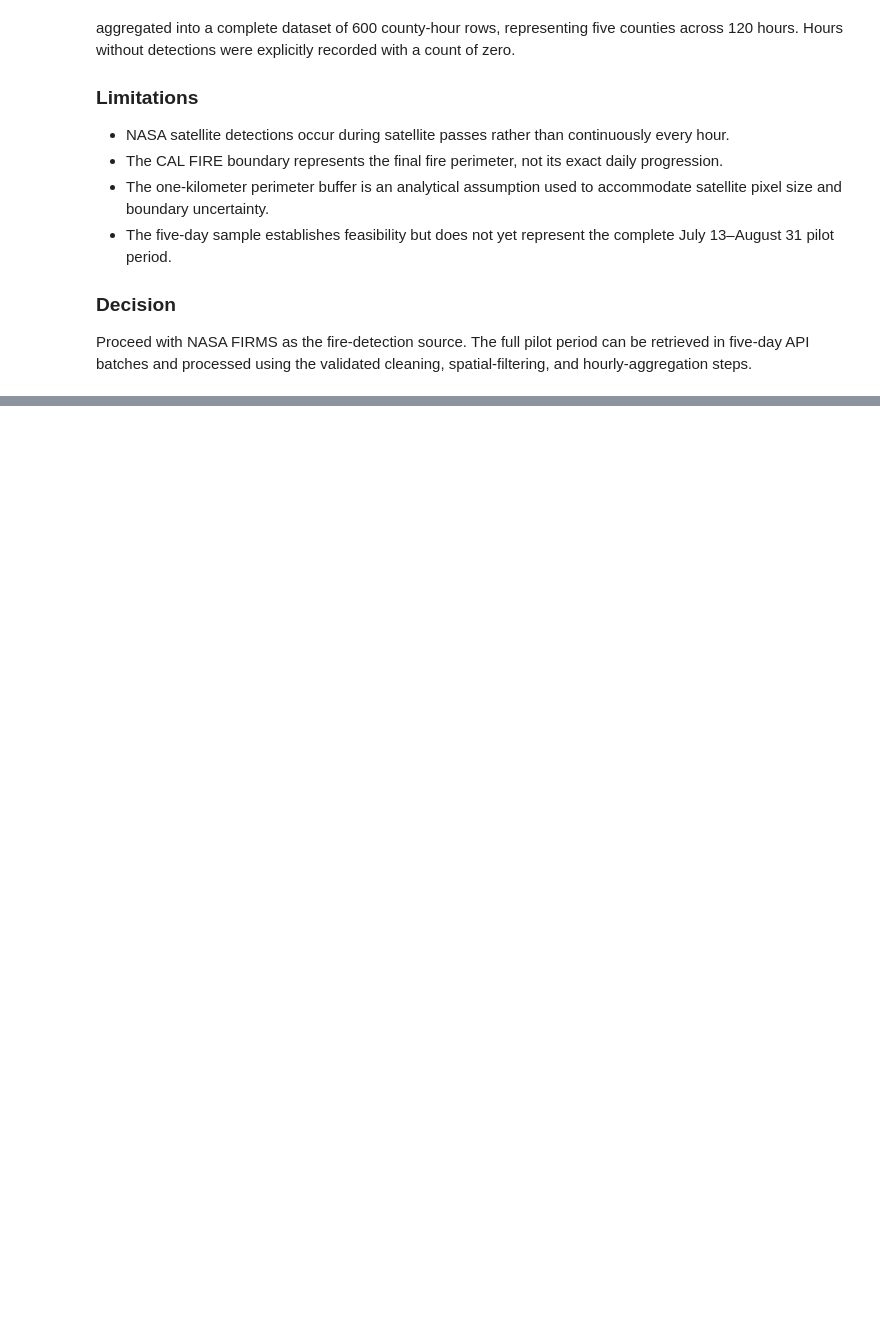
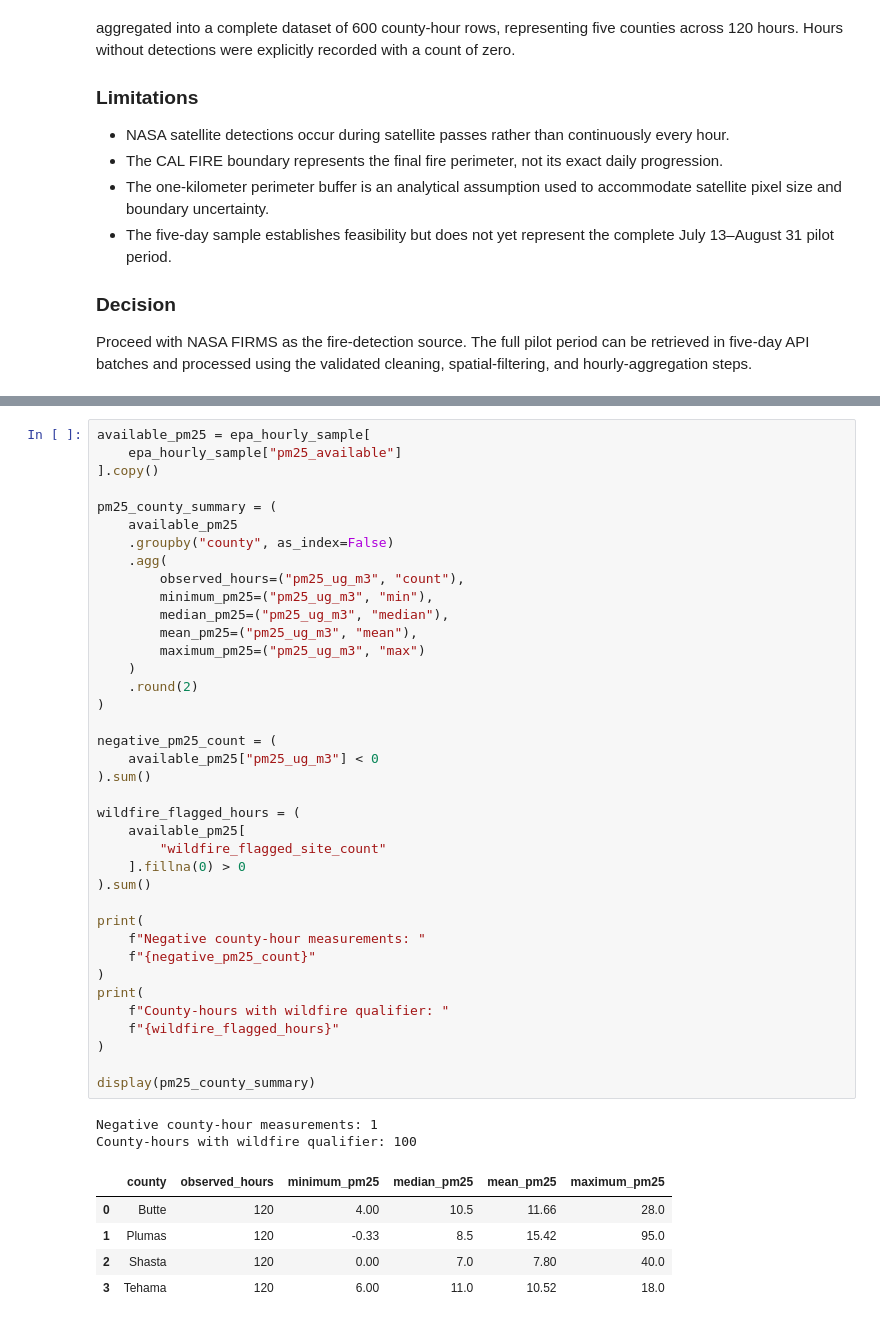
Before and after one commit to varunavy/smokewatch-replay, a Jupyter notebook: notebooks/00_data_feasibility.ipynb, the cells around one changed output, grey strips where cells are left out. Saved outputs shown, nothing was run; the diff lists cells and outputs as text; blank space fills up the shorter version.

```diff
--- a/notebooks/00_data_feasibility.ipynb
+++ b/notebooks/00_data_feasibility.ipynb
@@ -908,0 +1546,46 @@ Proceed with NASA FIRMS as the fire-detection source. The full pilot period can
+# %%
+available_pm25 = epa_hourly_sample[
+    epa_hourly_sample["pm25_available"]
+].copy()
+
+pm25_county_summary = (
+    available_pm25
+    .groupby("county", as_index=False)
+    .agg(
+        observed_hours=("pm25_ug_m3", "count"),
+        minimum_pm25=("pm25_ug_m3", "min"),
+        median_pm25=("pm25_ug_m3", "median"),
+        mean_pm25=("pm25_ug_m3", "mean"),
+        maximum_pm25=("pm25_ug_m3", "max")
+    )
+    .round(2)
+)
+
+negative_pm25_count = (
+    available_pm25["pm25_ug_m3"] < 0
+).sum()
+
+wildfire_flagged_hours = (
+    available_pm25[
+        "wildfire_flagged_site_count"
+    ].fillna(0) > 0
+).sum()
+
+print(
+    f"Negative county-hour measurements: "
+    f"{negative_pm25_count}"
+)
+print(
+    f"County-hours with wildfire qualifier: "
+    f"{wildfire_flagged_hours}"
+)
+
+display(pm25_county_summary)
+# %% [output]
+Negative county-hour measurements: 1
+County-hours with wildfire qualifier: 100
+|  | county | observed_hours | minimum_pm25 | median_pm25 | mean_pm25 | maximum_pm25 |
+| 0 | Butte | 120 | 4.00 | 10.5 | 11.66 | 28.0 |
+| 1 | Plumas | 120 | -0.33 | 8.5 | 15.42 | 95.0 |
+| 2 | Shasta | 120 | 0.00 | 7.0 | 7.80 | 40.0 |
+| 3 | Tehama | 120 | 6.00 | 11.0 | 10.52 | 18.0 |
```
Also changed, not shown: parts of 22 cells of this notebook.
